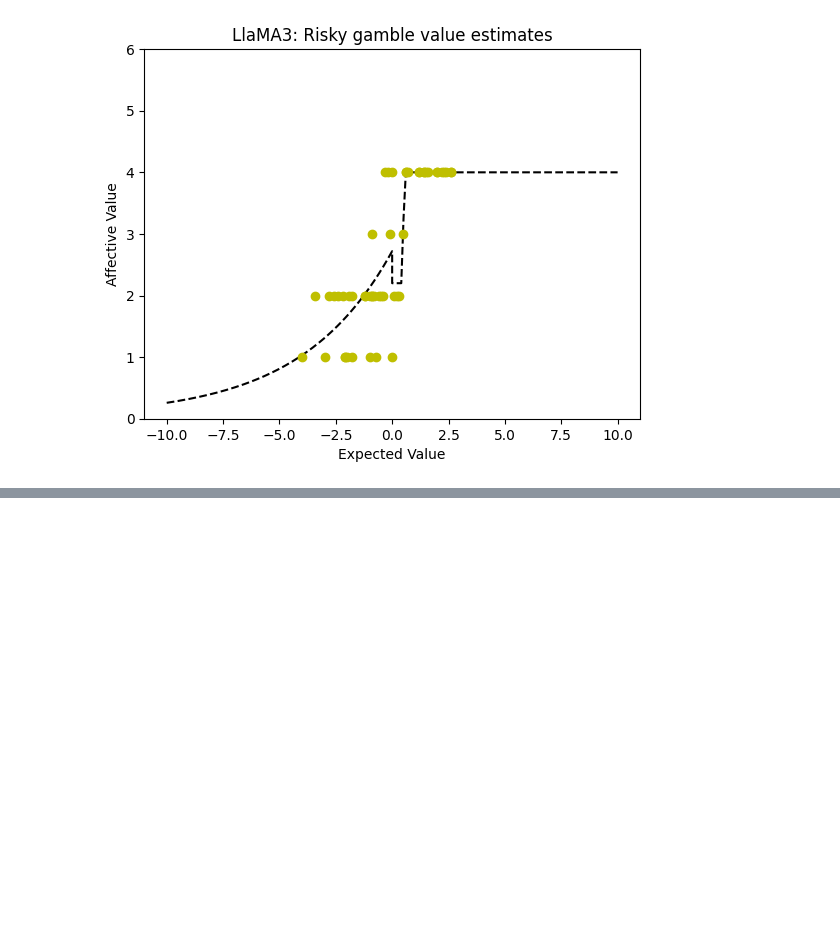
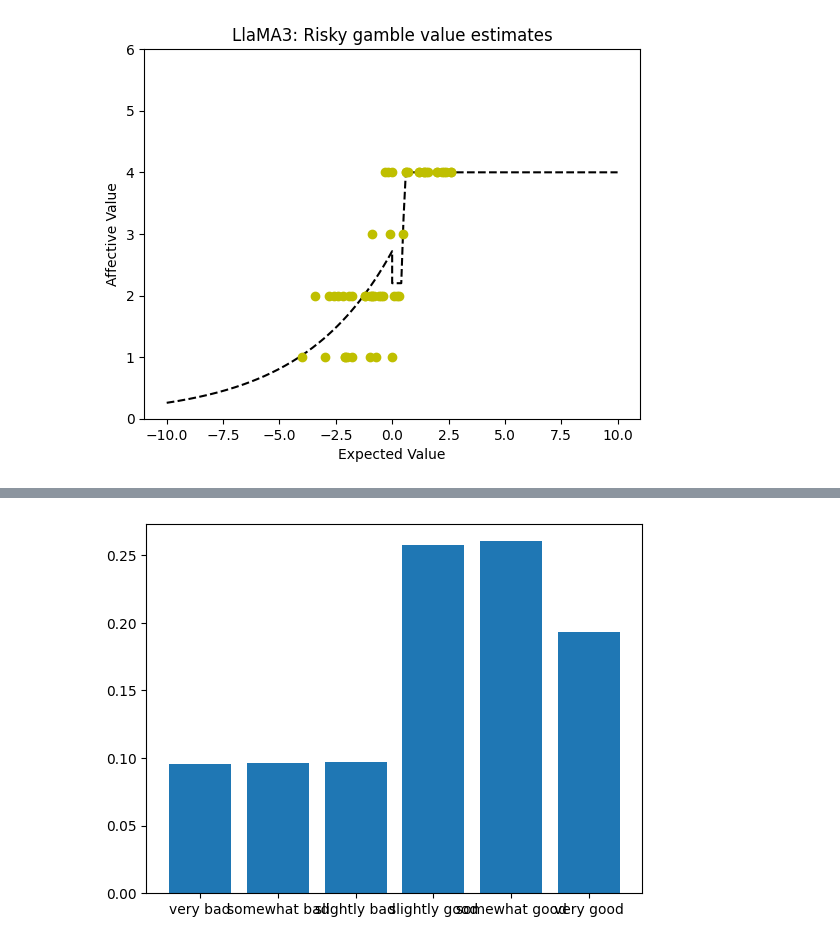
Before and after one commit to paulstillman/minordia, a Jupyter notebook: examples/gambles_logits.ipynb, the cells around one changed output, grey strips where cells are left out. Drawn from its saved outputs; the diff is of its cells as text; code cells hidden in the pictures; blank space fills up the shorter version.

```diff
--- a/examples/gambles_logits.ipynb
+++ b/examples/gambles_logits.ipynb
@@ -187,0 +390,82 @@ d
+# %%
+import random
+import matplotlib.pyplot as plt
+from scipy.special import softmax
+from IPython.display import clear_output
+
+gvs = [1, 4, 7, 10]
+bvs = [-1, -4, -7, -10]
+P_w = ["20%", "40%", "60%", "80%"]
+
+RESULTS = {
+  "GV": [],
+  "BV": [],
+  "PW": [],
+  "softmax": []
+}
+
+for gv in gvs:
+  for bv in bvs:
+    for pw in P_w:
+      values = {
+        "very bad": [],
+        "somewhat bad": [],
+        "slightly bad": [],
+        "slightly good": [],
+        "somewhat good": [],
+        "very good": []
+      }
+
+      for i in range(6):
+        _options = ['very bad', 'somewhat bad', 'slightly bad', 'slightly good', 'somewhat good', 'very good']
+        options = [
+          _options,
+          _options[1:] + [_options[0]],
+          _options[2:] + _options[0:2],
+          _options[3:] + _options[0:3],
+          _options[4:] + _options[0:4],
+          _options[5:] + _options[0:5]
+        ][i]
+
+        for j in range(6):
+
+          clear_output(wait = True)
+
+          print(f"Option being evaluated: {options[j]}. GV: {gv}, BV: {bv}, P_w: {pw}. {i}, {j}")
+
+          request = (
+                "You are very logical and rational when doing this task. "
+                "You are presented with a gamble. It has a probability of winning, a value for winning, and a value for losing. "
+                "If you win, you get the win value, if you lose, you get loss value. "
+                f"The probability of winning is {pw}, the value of winning is {gv}, and the value of losing is {bv}. "
+                f"Think about how good or bad the gamble is, and provide your affective feeling about how good or bad you feel about it.\n"
+                f"The options for responding are: {options}.\n"
+                "One additional information you know is that the best gamble ever is one where you always win 5, "
+                "and the worst gamble ever is one where you always lose 5. "
+                f"Thinking about your options, and how good the gamble is, would you answer '{options[j]}' to how you feel about this gamble?\n"
+                "Answer with a single word of either 'yes', 'no', without any explanations."
+          )
+
+          query = ['yes', 'no']
+
+          # print(request)
+          output, logits = model.sample_text(request, logits=True, query_tokens=query)
+          print(output)
+          print(logits)
+          prob_yes = logits['yes'] / (logits['yes'] + logits['no'])
+          print(prob_yes)
+
+          values[options[j]].append(prob_yes)
+
+      output = [np.mean(v) for k, v in values.items()]
+
+      print(softmax(output))
+
+      RESULTS["BV"].append(bv)
+      RESULTS["GV"].append(gv)
+      RESULTS["PW"].append(pw)
+      RESULTS["softmax"].append(softmax(output))
+
+      plt.bar(values.keys(), softmax(output))
+      plt.show()
+# %% [output]
@@ -187,0 +477 @@ d
+[figure, added]
```
Also changed, not shown: parts of 11 cells of this notebook, 2 other files.
